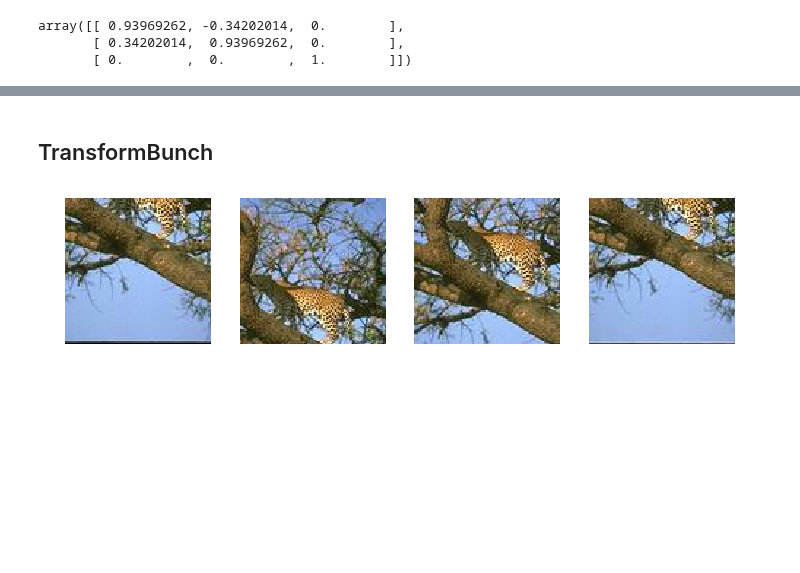
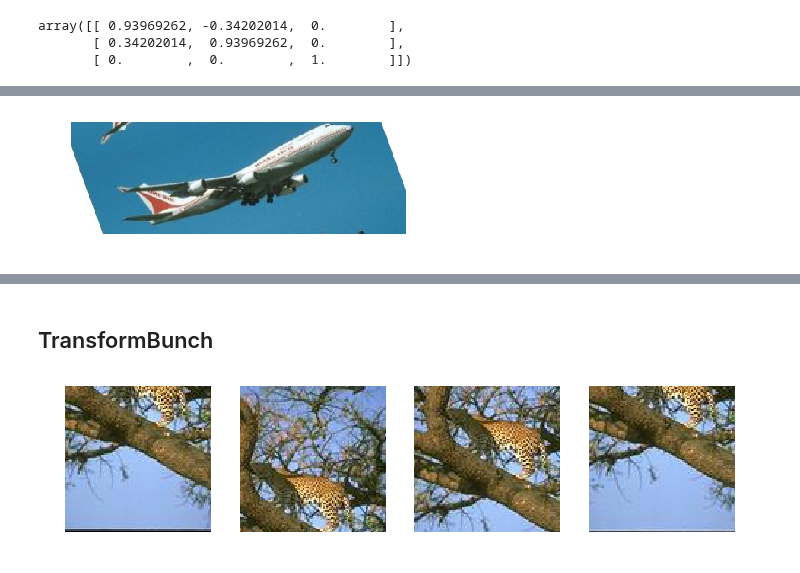
Before and after one commit to fastai/fastai_old, a Jupyter notebook: dev_nb/003a_transform_bunch.ipynb, the cells around one changed output, grey strips where cells are left out. Cells and saved outputs as stored; diff of their text form; code cells hidden in the pictures; blank space fills up the shorter version.

```diff
--- a/dev_nb/003a_transform_bunch.ipynb
+++ b/dev_nb/003a_transform_bunch.ipynb
@@ -96,0 +87,4 @@ Clipping input data to the valid range for imshow with RGB data ([0..1] for floa
+# %%
+show_image(do_affine(x, rot_m), figsize=(6,3))
+# %% [output]
+[figure, added]
```
Also changed, not shown: parts of 38 cells of this notebook, 2 other files.
